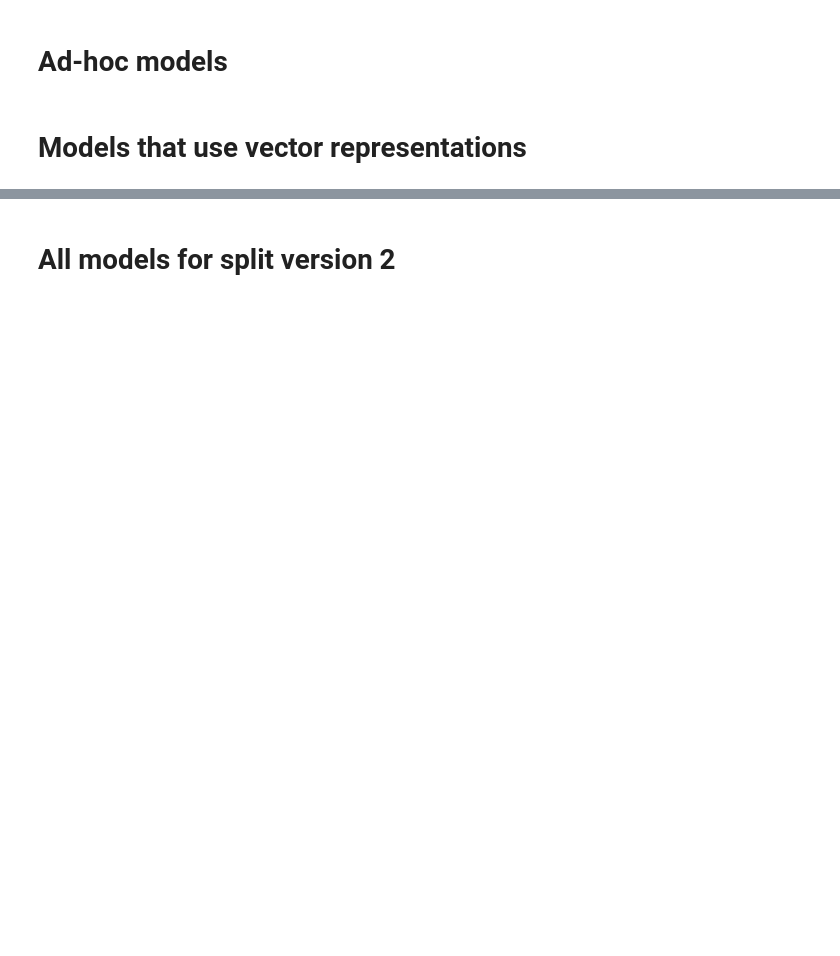
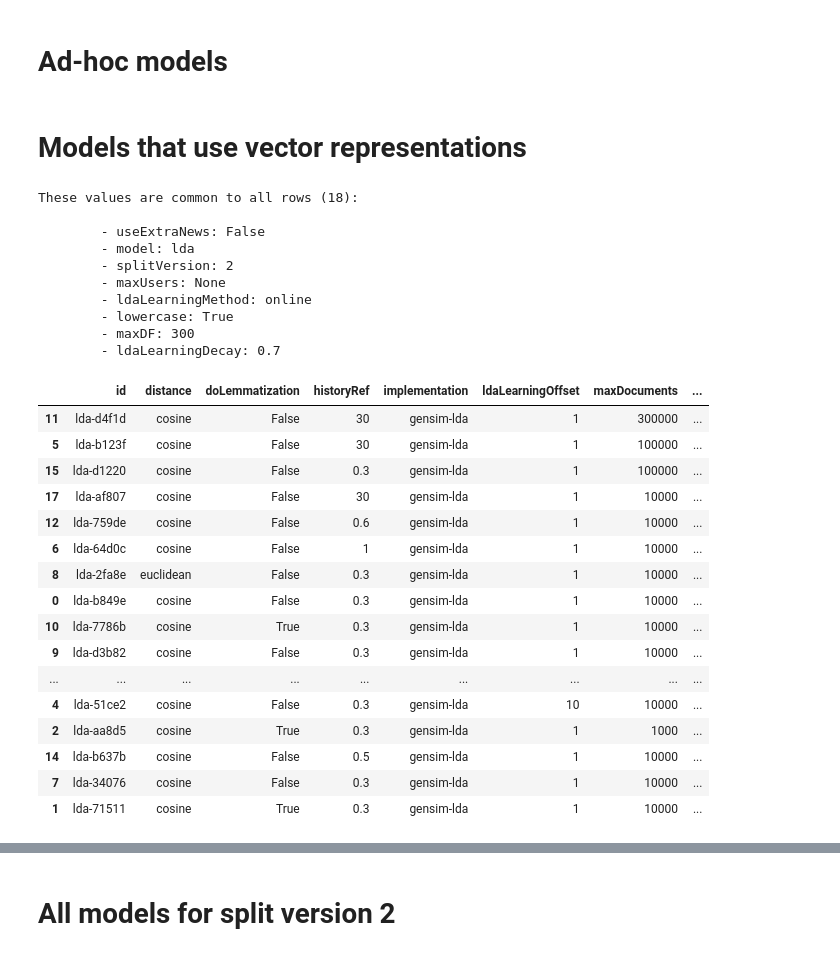
Before and after one commit to arthur-gallois/Twinews-adapted, a Jupyter notebook: twinews/evaluation/hjreport.ipynb, the cells around one changed output, grey strips where cells are left out. Saved outputs shown, nothing was run; the diff lists cells and outputs as text; code cells hidden in the pictures; blank space fills up the shorter version.

```diff
--- a/twinews/evaluation/hjreport.ipynb
+++ b/twinews/evaluation/hjreport.ipynb
@@ -159,5 +189,33 @@ basicPrint('BM25_yf', noSubsampling=False)
 # %% [markdown]
 # Models that use vector representations
 # %%
-basicPrint('lda')
+basicPrint('lda', 'div')
+# %% [output]
+These values are common to all rows (18):
+
+        - useExtraNews: False
+        - model: lda
+        - splitVersion: 2
+        - maxUsers: None
+        - ldaLearningMethod: online
+        - lowercase: True
+        - maxDF: 300
+        - ldaLearningDecay: 0.7
+|  | id | distance | doLemmatization | historyRef | implementation | ldaLearningOffset | maxDocuments | ... |
+| 11 | lda-d4f1d | cosine | False | 30 | gensim-lda | 1 | 300000 | ... |
+| 5 | lda-b123f | cosine | False | 30 | gensim-lda | 1 | 100000 | ... |
+| 15 | lda-d1220 | cosine | False | 0.3 | gensim-lda | 1 | 100000 | ... |
+| 17 | lda-af807 | cosine | False | 30 | gensim-lda | 1 | 10000 | ... |
+| 12 | lda-759de | cosine | False | 0.6 | gensim-lda | 1 | 10000 | ... |
+| 6 | lda-64d0c | cosine | False | 1 | gensim-lda | 1 | 10000 | ... |
+| 8 | lda-2fa8e | euclidean | False | 0.3 | gensim-lda | 1 | 10000 | ... |
+| 0 | lda-b849e | cosine | False | 0.3 | gensim-lda | 1 | 10000 | ... |
+| 10 | lda-7786b | cosine | True | 0.3 | gensim-lda | 1 | 10000 | ... |
+| 9 | lda-d3b82 | cosine | False | 0.3 | gensim-lda | 1 | 10000 | ... |
+| ... | ... | ... | ... | ... | ... | ... | ... | ... |
+| 4 | lda-51ce2 | cosine | False | 0.3 | gensim-lda | 10 | 10000 | ... |
+| 2 | lda-aa8d5 | cosine | True | 0.3 | gensim-lda | 1 | 1000 | ... |
+| 14 | lda-b637b | cosine | False | 0.5 | gensim-lda | 1 | 10000 | ... |
+| 7 | lda-34076 | cosine | False | 0.3 | gensim-lda | 1 | 10000 | ... |
+| 1 | lda-71511 | cosine | True | 0.3 | gensim-lda | 1 | 10000 | ... |
 # %%
```
Also changed, not shown: parts of 33 cells of this notebook, 6 other files.
